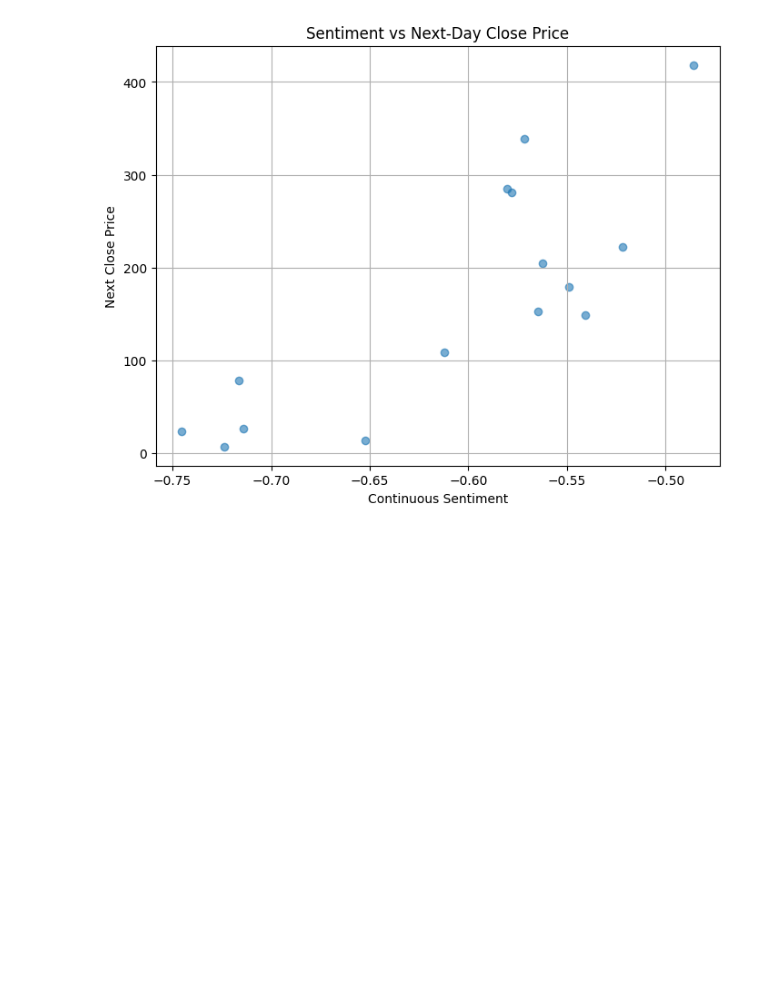
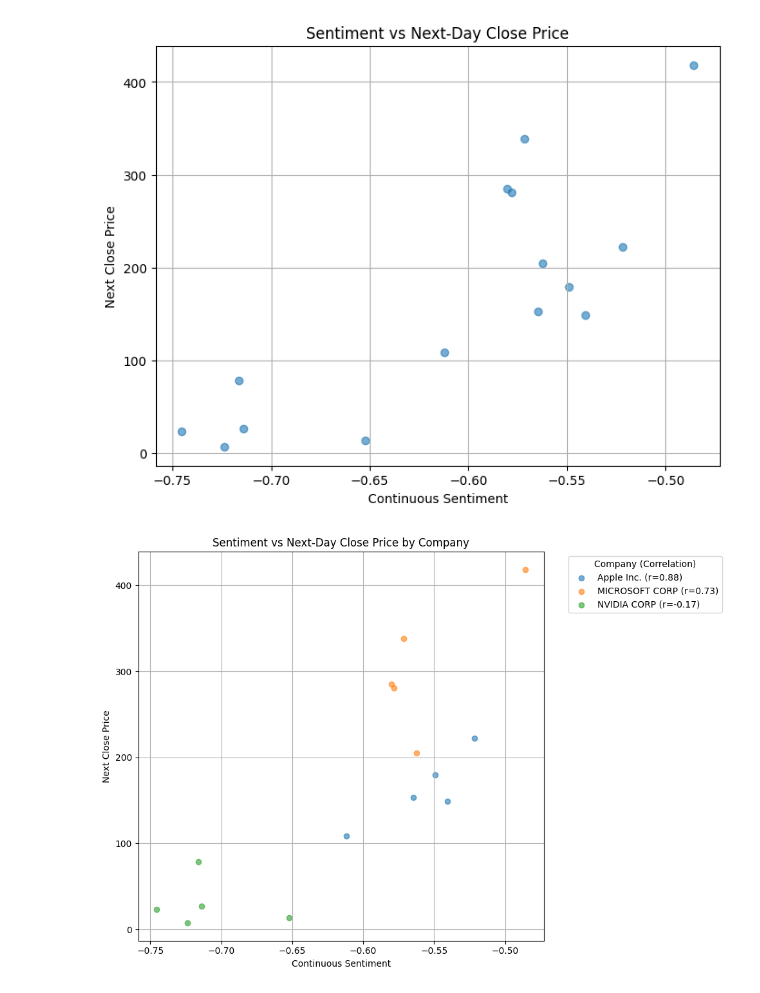
Before and after one commit to rajcmehta/SEC-10-K-Filings-Downloader, a Jupyter notebook: extract-filing-risk-factors/main.ipynb, the cells around one changed output. Cells and saved outputs as stored; diff of their text form; code cells hidden in the pictures; blank space fills up the shorter version.

Commit message:
plots

```diff
--- a/extract-filing-risk-factors/main.ipynb
+++ b/extract-filing-risk-factors/main.ipynb
@@ -88,3 +88,30 @@ plt.grid(True)
 plt.show()
 # %% [output]
 [figure]
+# %%
+import matplotlib.pyplot as plt
+import numpy as np
+plt.figure(figsize=(10, 7))
+plot_df = df[['continuous_sentiment', 'next_close', 'company']].dropna()
+for company, group in plot_df.groupby('company'):
+    if len(group) >= 2:
+        corr = group['continuous_sentiment'].corr(group['next_close'])
+        label = f"{company} (r={corr:.2f})"
+    else:
+        label = f"{company} (r=NA)"
+    plt.scatter(
+        group['continuous_sentiment'],
+        group['next_close'],
+        alpha=0.6,
+        label=label
+    )
+
+plt.xlabel('Continuous Sentiment')
+plt.ylabel('Next Close Price')
+plt.title('Sentiment vs Next-Day Close Price by Company')
+plt.grid(True)
+plt.legend(title='Company (Correlation)', bbox_to_anchor=(1.05, 1), loc='upper left')
+plt.tight_layout()
+plt.show()
+# %% [output]
+[figure, added]
```
